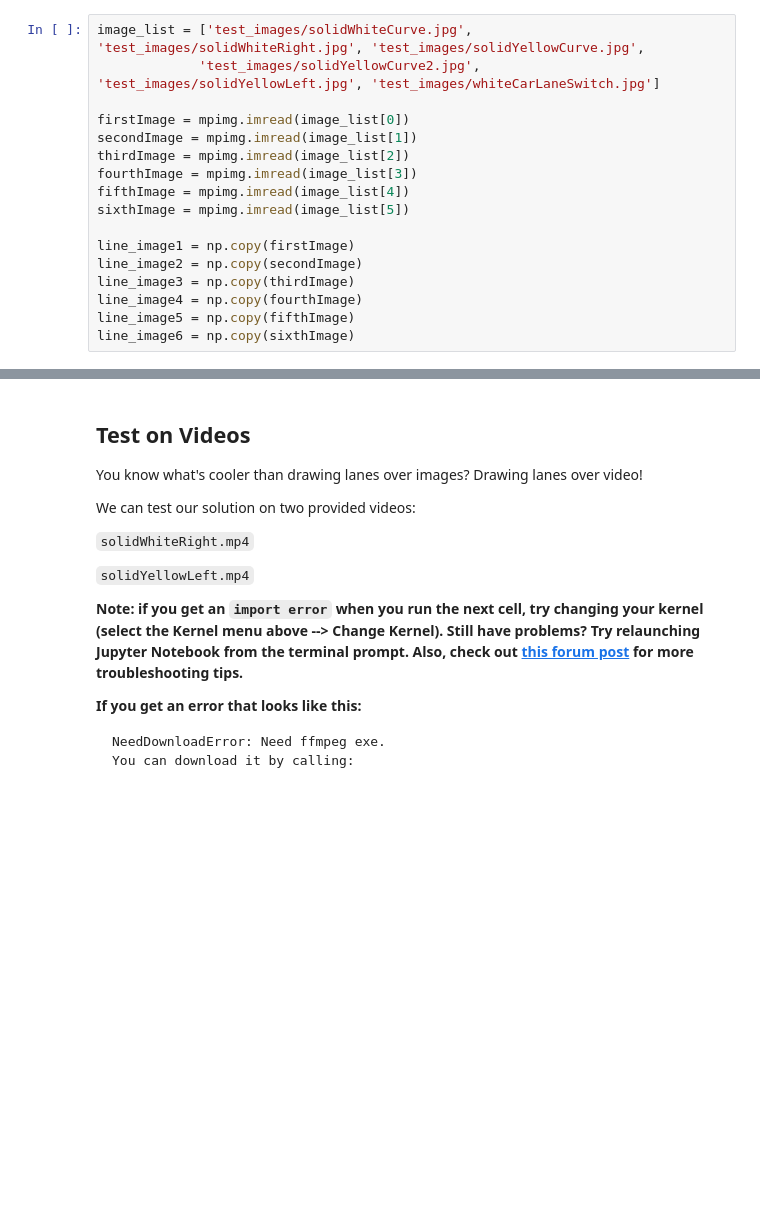
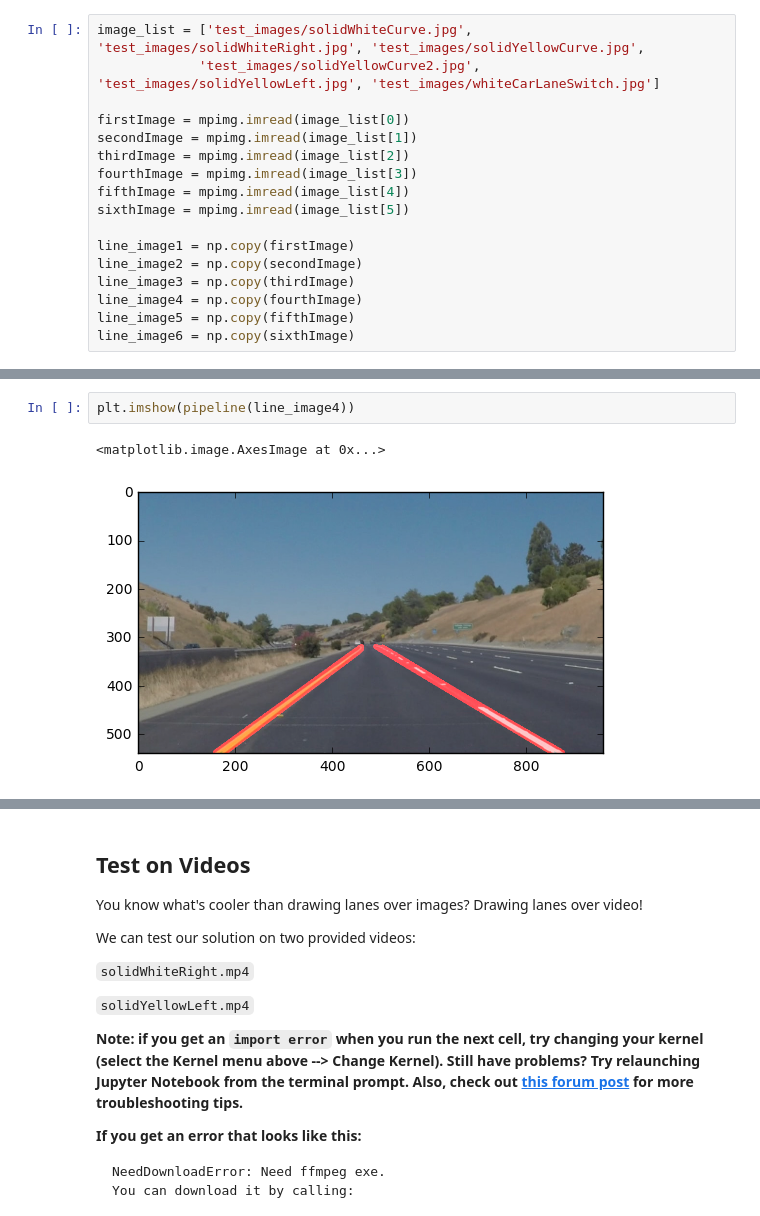
Before and after one commit to TheAisBack/CarND-LaneLines-P1, a Jupyter notebook: P1.ipynb, the cells around one changed output, grey strips where cells are left out. Saved outputs shown, nothing was run; the diff lists cells and outputs as text; blank space fills up the shorter version.

```diff
--- a/P1.ipynb
+++ b/P1.ipynb
@@ -195,0 +199,5 @@ plt.imshow(pipeline(line_image1))
+# %%
+plt.imshow(pipeline(line_image4))
+# %% [output]
+<matplotlib.image.AxesImage at 0x...>
+[figure, added]
```
Also changed, not shown: parts of 10 cells of this notebook.
